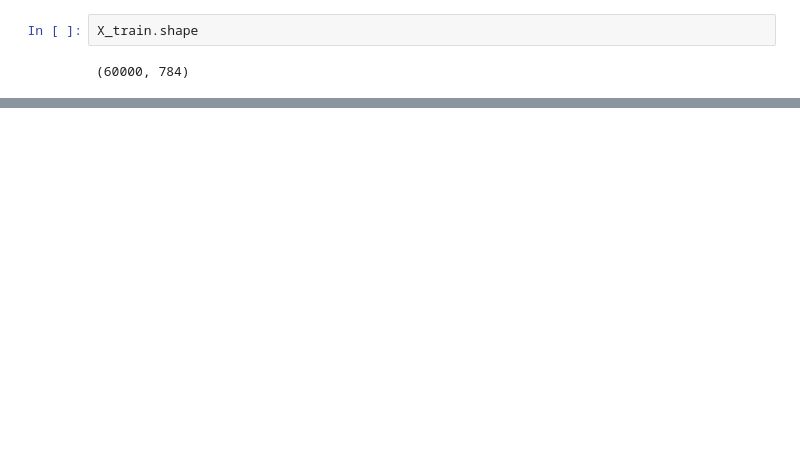
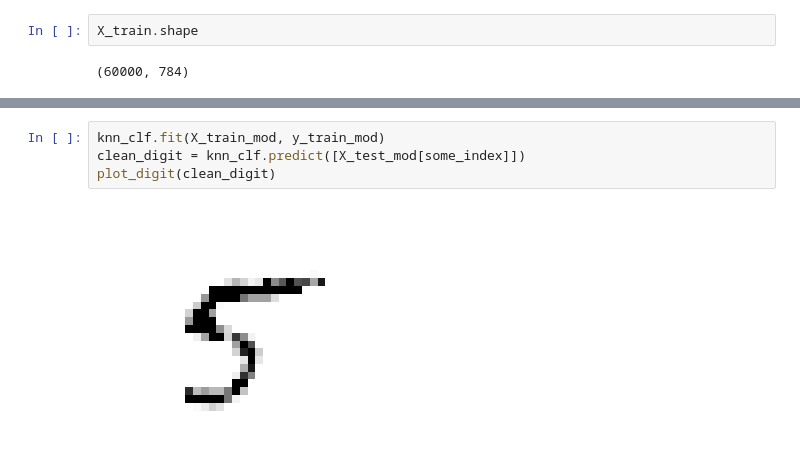
Before and after one commit to BerzinsU/ml, a Jupyter notebook: MNIST.ipynb, the cells around one changed output, grey strips where cells are left out. Drawn from its saved outputs; the diff is of its cells as text; blank space fills up the shorter version.

```diff
--- a/MNIST.ipynb
+++ b/MNIST.ipynb
@@ -270,0 +372,6 @@ MemoryError:
+# %%
+knn_clf.fit(X_train_mod, y_train_mod)
+clean_digit = knn_clf.predict([X_test_mod[some_index]])
+plot_digit(clean_digit)
+# %% [output]
+[figure, added]
```
Also changed, not shown: parts of 38 cells of this notebook, 2 other files.
